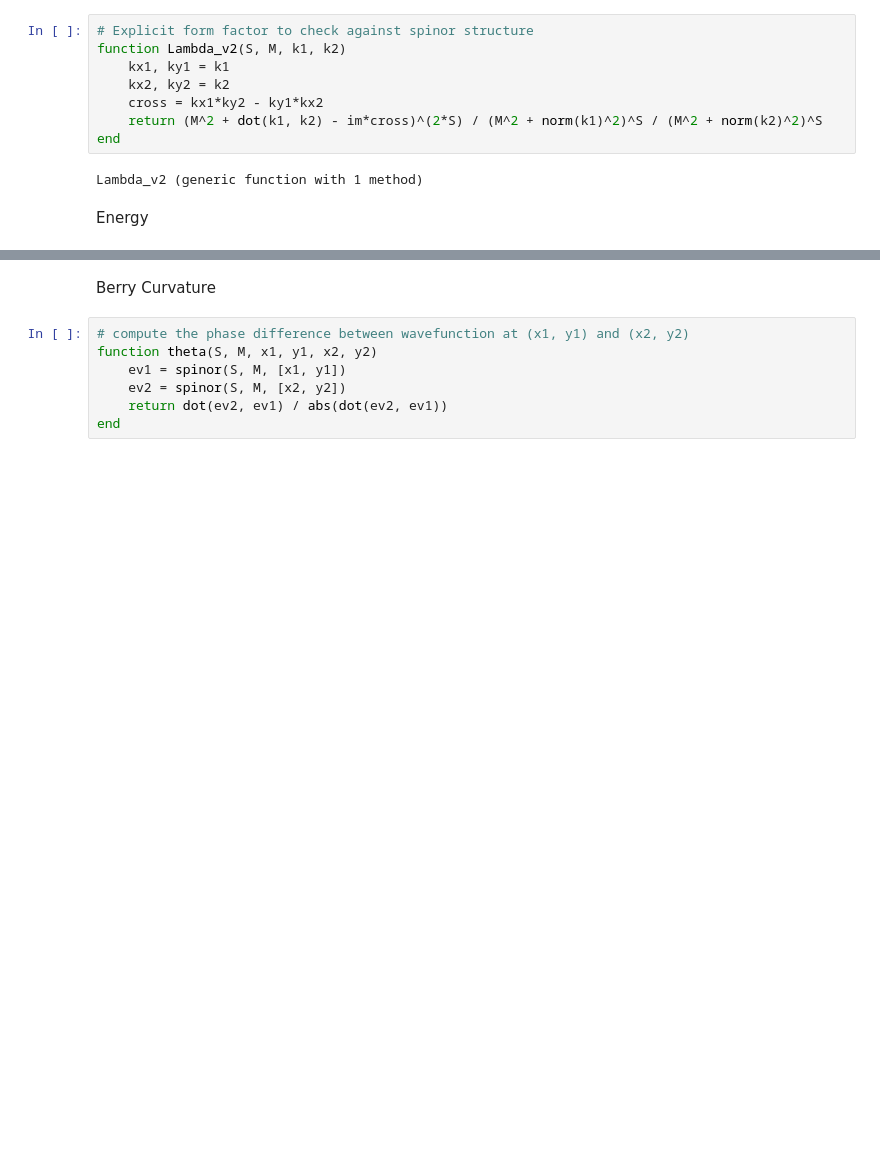
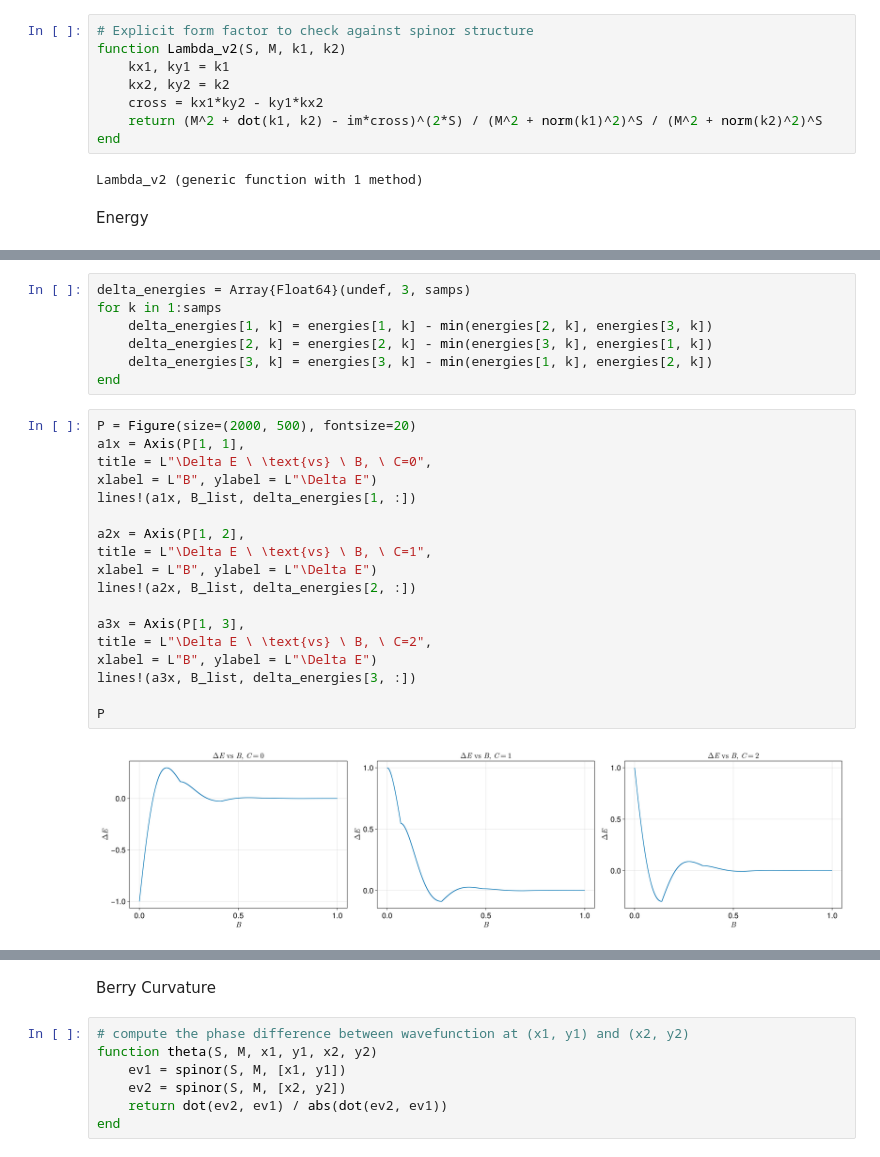
Before and after one commit to aviVadali/Summer2024, a Jupyter notebook: Trithep_BC.ipynb, the cells around one changed output, grey strips where cells are left out. Drawn from its saved outputs; the diff is of its cells as text; blank space fills up the shorter version.

```diff
--- a/Trithep_BC.ipynb
+++ b/Trithep_BC.ipynb
@@ -126,0 +134,27 @@ P
+# %%
+delta_energies = Array{Float64}(undef, 3, samps)
+for k in 1:samps
+    delta_energies[1, k] = energies[1, k] - min(energies[2, k], energies[3, k])
+    delta_energies[2, k] = energies[2, k] - min(energies[3, k], energies[1, k])
+    delta_energies[3, k] = energies[3, k] - min(energies[1, k], energies[2, k])
+end
+# %%
+P = Figure(size=(2000, 500), fontsize=20)
+a1x = Axis(P[1, 1],
+title = L"\Delta E \ \text{vs} \ B, \ C=0",
+xlabel = L"B", ylabel = L"\Delta E")
+lines!(a1x, B_list, delta_energies[1, :])
+
+a2x = Axis(P[1, 2],
+title = L"\Delta E \ \text{vs} \ B, \ C=1",
+xlabel = L"B", ylabel = L"\Delta E")
+lines!(a2x, B_list, delta_energies[2, :])
+
+a3x = Axis(P[1, 3],
+title = L"\Delta E \ \text{vs} \ B, \ C=2",
+xlabel = L"B", ylabel = L"\Delta E")
+lines!(a3x, B_list, delta_energies[3, :])
+
+P
+# %% [output]
+[figure, added]
```
Also changed, not shown: parts of 22 cells of this notebook, 3 other files.
